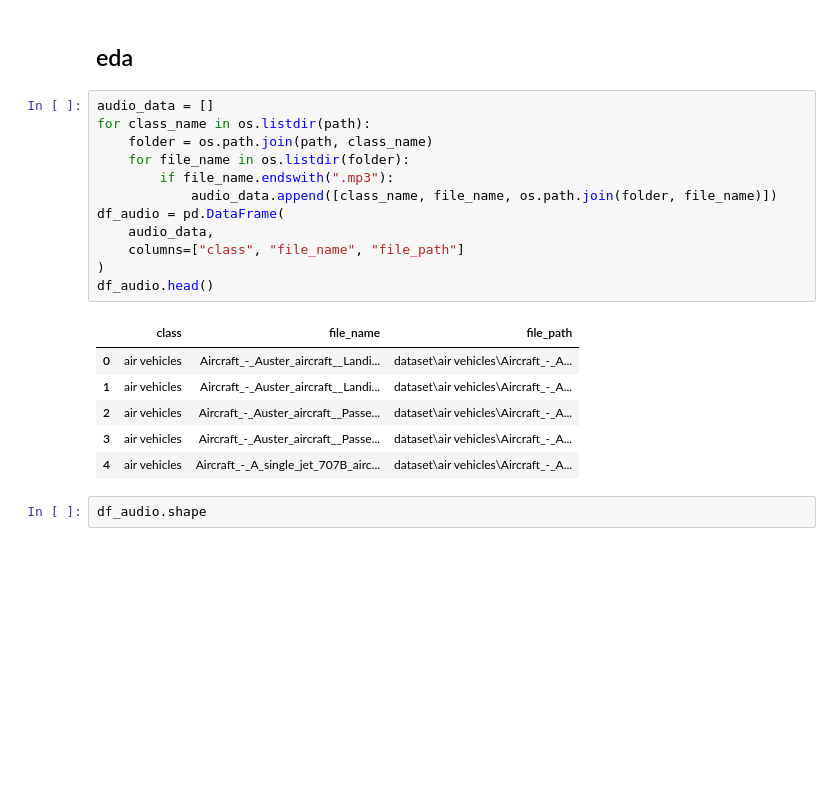
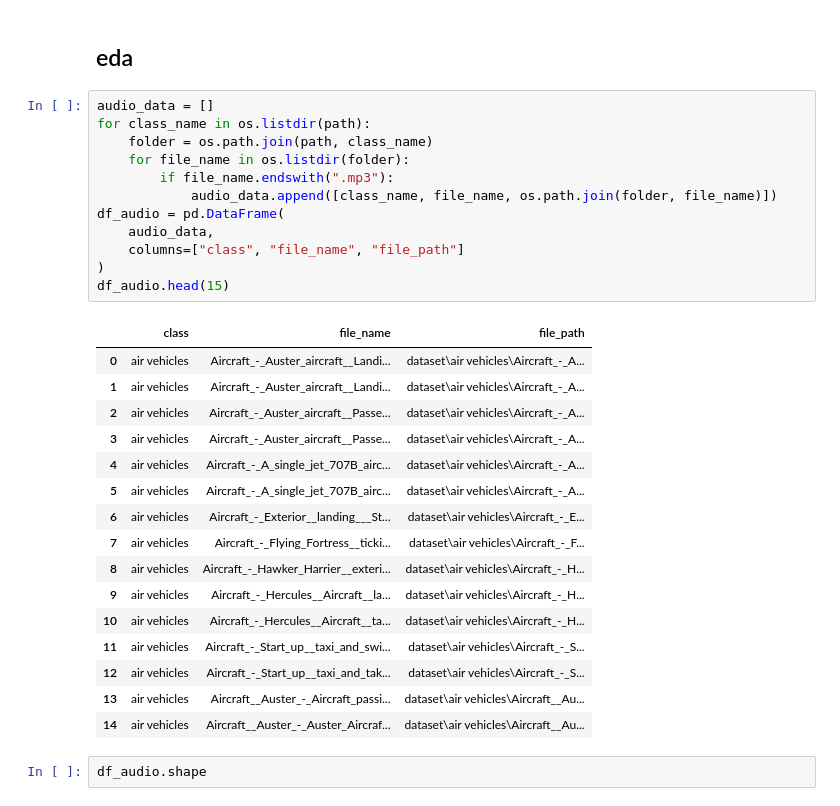
Before and after one commit to TetianaSoroka/kr_sounds_classifier, a Jupyter notebook: project/mn.ipynb, the cells around one changed output. Cells and saved outputs as stored; diff of their text form; blank space fills up the shorter version.

```diff
--- a/project/mn.ipynb
+++ b/project/mn.ipynb
@@ -219,22 +219,32 @@ def scatter (X_list, y, titles=None):
 # %%
 audio_data = []
 for class_name in os.listdir(path):
     folder = os.path.join(path, class_name)
     for file_name in os.listdir(folder):
         if file_name.endswith(".mp3"):
             audio_data.append([class_name, file_name, os.path.join(folder, file_name)])
 df_audio = pd.DataFrame(
     audio_data,
     columns=["class", "file_name", "file_path"]
 )
-df_audio.head()
+df_audio.head(15)
 # %% [output]
 |  | class | file_name | file_path |
 | 0 | air vehicles | Aircraft_-_Auster_aircraft__Landi... | dataset\air vehicles\Aircraft_-_A... |
 | 1 | air vehicles | Aircraft_-_Auster_aircraft__Landi... | dataset\air vehicles\Aircraft_-_A... |
 | 2 | air vehicles | Aircraft_-_Auster_aircraft__Passe... | dataset\air vehicles\Aircraft_-_A... |
 | 3 | air vehicles | Aircraft_-_Auster_aircraft__Passe... | dataset\air vehicles\Aircraft_-_A... |
 | 4 | air vehicles | Aircraft_-_A_single_jet_707B_airc... | dataset\air vehicles\Aircraft_-_A... |
+| 5 | air vehicles | Aircraft_-_A_single_jet_707B_airc... | dataset\air vehicles\Aircraft_-_A... |
+| 6 | air vehicles | Aircraft_-_Exterior__landing___St... | dataset\air vehicles\Aircraft_-_E... |
+| 7 | air vehicles | Aircraft_-_Flying_Fortress__ticki... | dataset\air vehicles\Aircraft_-_F... |
+| 8 | air vehicles | Aircraft_-_Hawker_Harrier__exteri... | dataset\air vehicles\Aircraft_-_H... |
+| 9 | air vehicles | Aircraft_-_Hercules__Aircraft__la... | dataset\air vehicles\Aircraft_-_H... |
+| 10 | air vehicles | Aircraft_-_Hercules__Aircraft__ta... | dataset\air vehicles\Aircraft_-_H... |
+| 11 | air vehicles | Aircraft_-_Start_up__taxi_and_swi... | dataset\air vehicles\Aircraft_-_S... |
+| 12 | air vehicles | Aircraft_-_Start_up__taxi_and_tak... | dataset\air vehicles\Aircraft_-_S... |
+| 13 | air vehicles | Aircraft__Auster_-_Aircraft_passi... | dataset\air vehicles\Aircraft__Au... |
+| 14 | air vehicles | Aircraft__Auster_-_Auster_Aircraf... | dataset\air vehicles\Aircraft__Au... |
 # %%
 df_audio.shape
 # %% [output]
```
Also changed, not shown: parts of 1 cell of this notebook.
